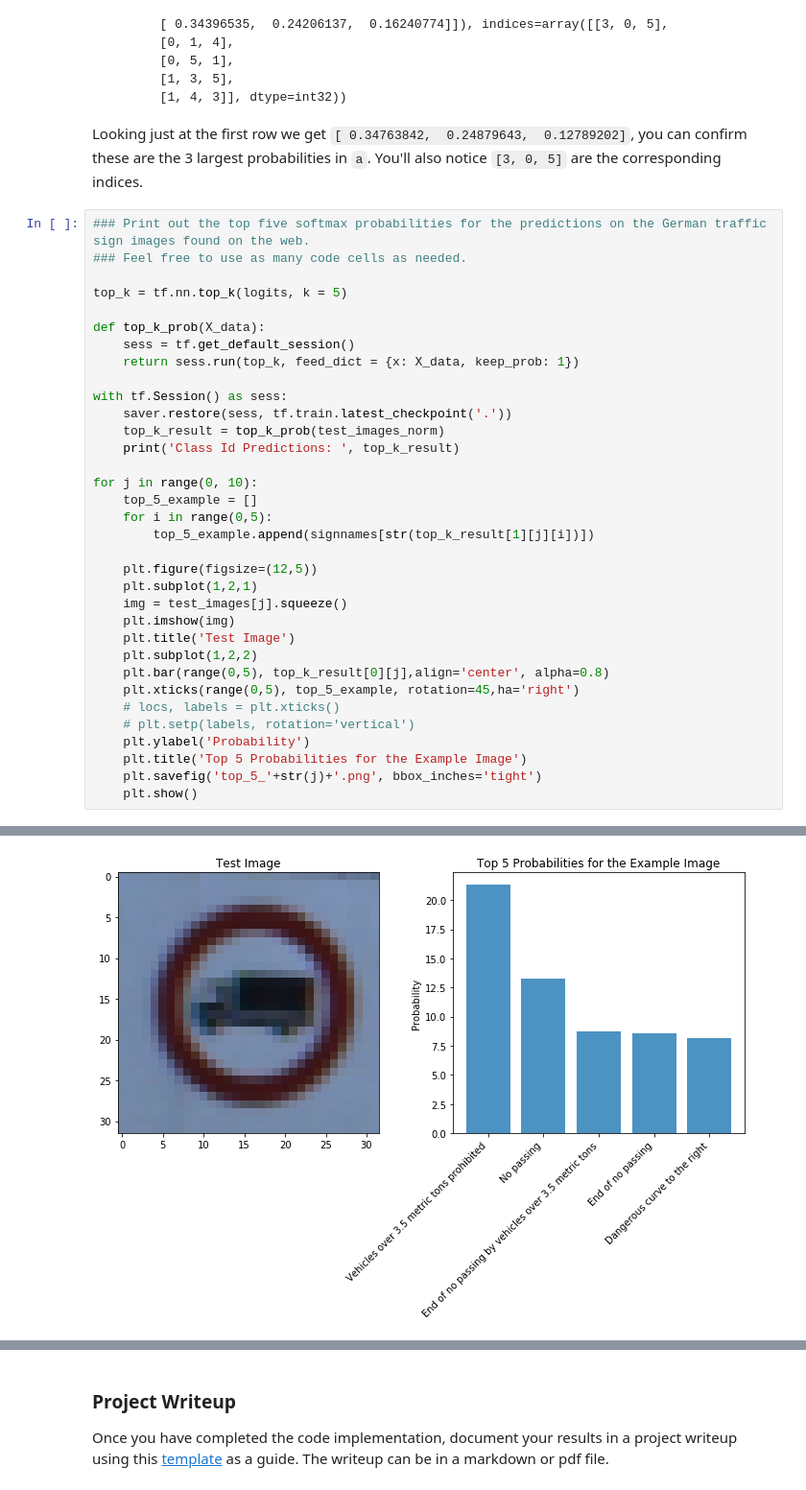
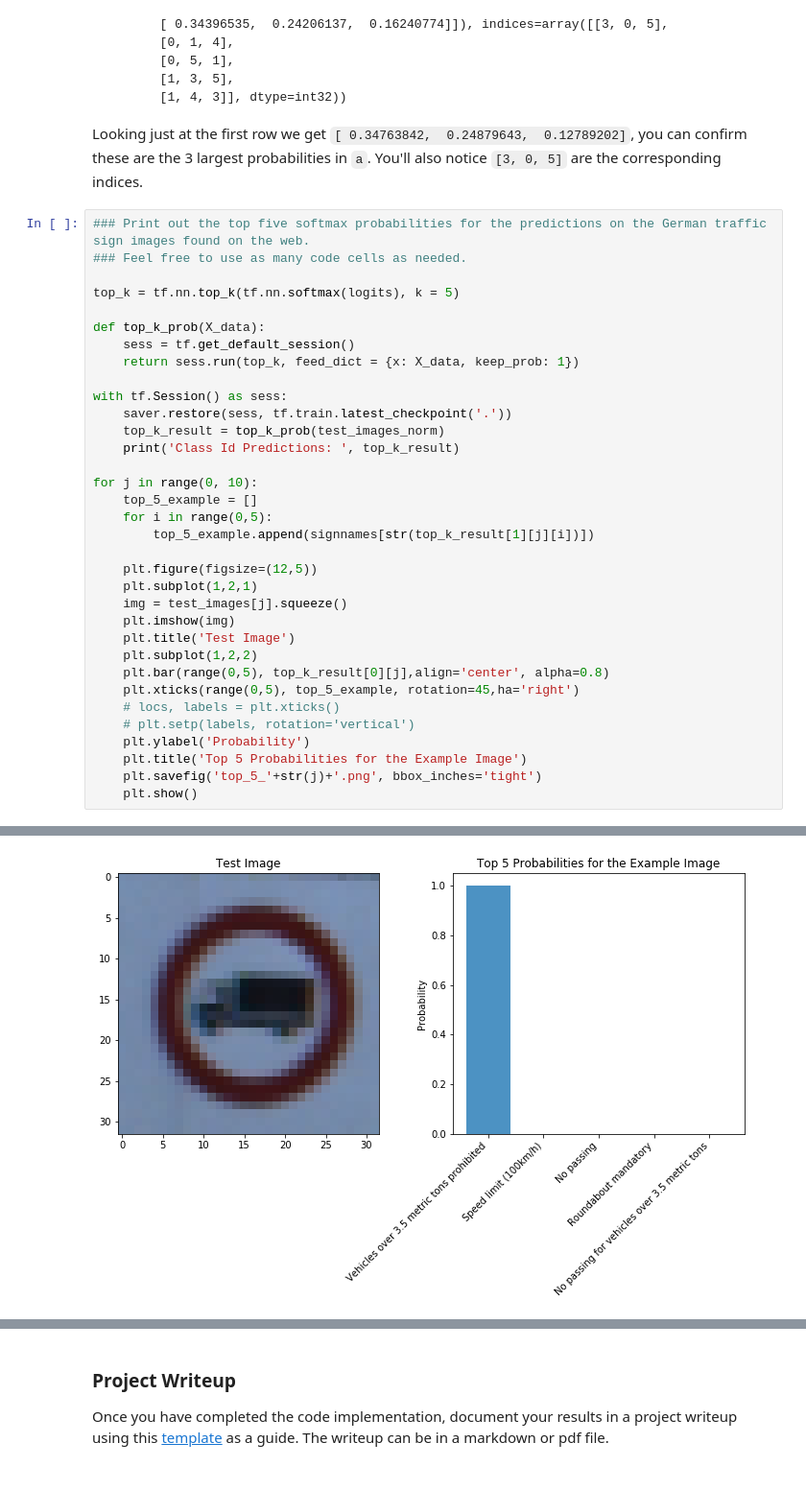
Before and after one commit to yinongtan/CarND_term_1, a Jupyter notebook: P2_Traffic_Sign_Classifier/Traffic_Sign_Classifier.ipynb, the cells around one changed output, grey strips where cells are left out. Shown: that part at 96% size. Saved outputs shown, nothing was run; the diff lists cells and outputs as text.

```diff
--- a/P2_Traffic_Sign_Classifier/Traffic_Sign_Classifier.ipynb
+++ b/P2_Traffic_Sign_Classifier/Traffic_Sign_Classifier.ipynb
@@ -546,7 +546,7 @@ Looking just at the first row we get `[ 0.34763842,  0.24879643,  0.12789202]`,
 ### Print out the top five softmax probabilities for the predictions on the German traffic sign images found on the web.
 ### Feel free to use as many code cells as needed.
 
-top_k = tf.nn.top_k(logits, k = 5)
+top_k = tf.nn.top_k(tf.nn.softmax(logits), k = 5)
 
 def top_k_prob(X_data):
     sess = tf.get_default_session()
@@ -597 +597 @@ Class Id Predictions:  TopKV2(values=array([[ 21.29496384,  13.22825527,   8.767
-[figure, old version]
+[figure, new version]
```
Also changed, not shown: parts of 5 cells of this notebook, 17 other files.
